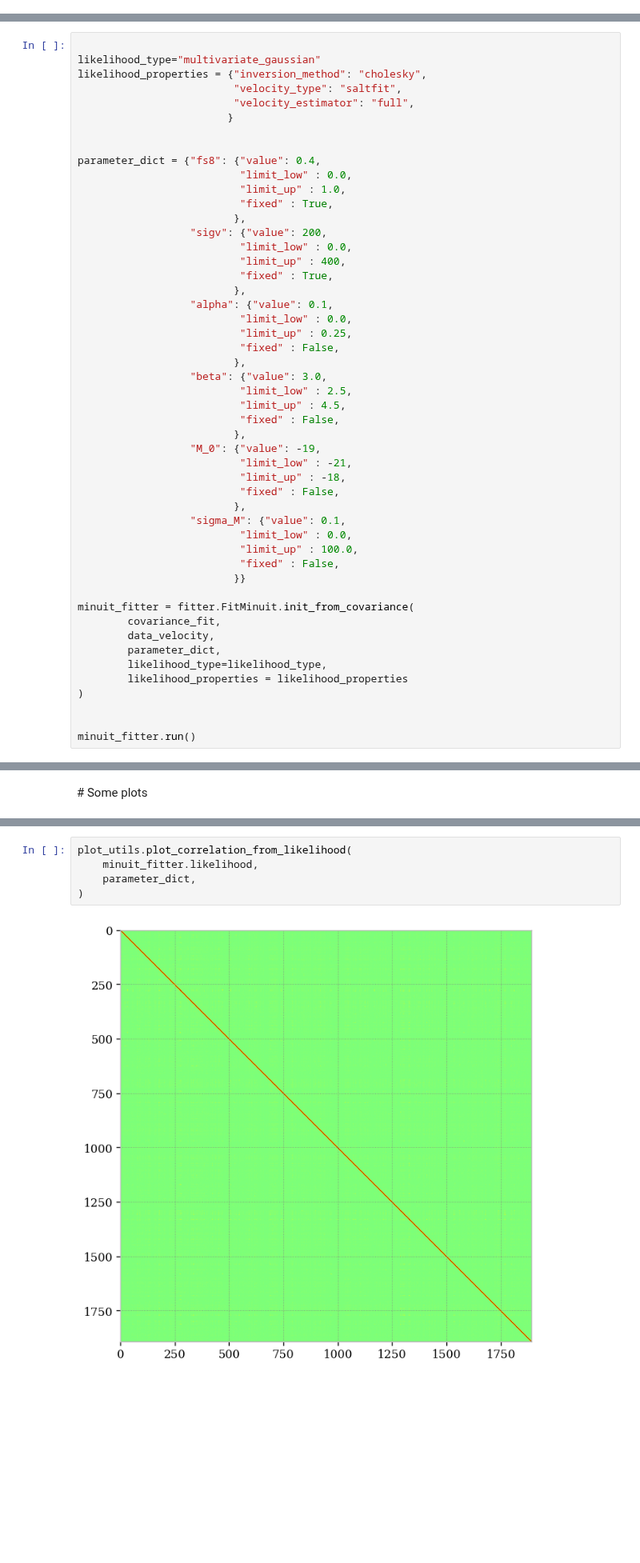
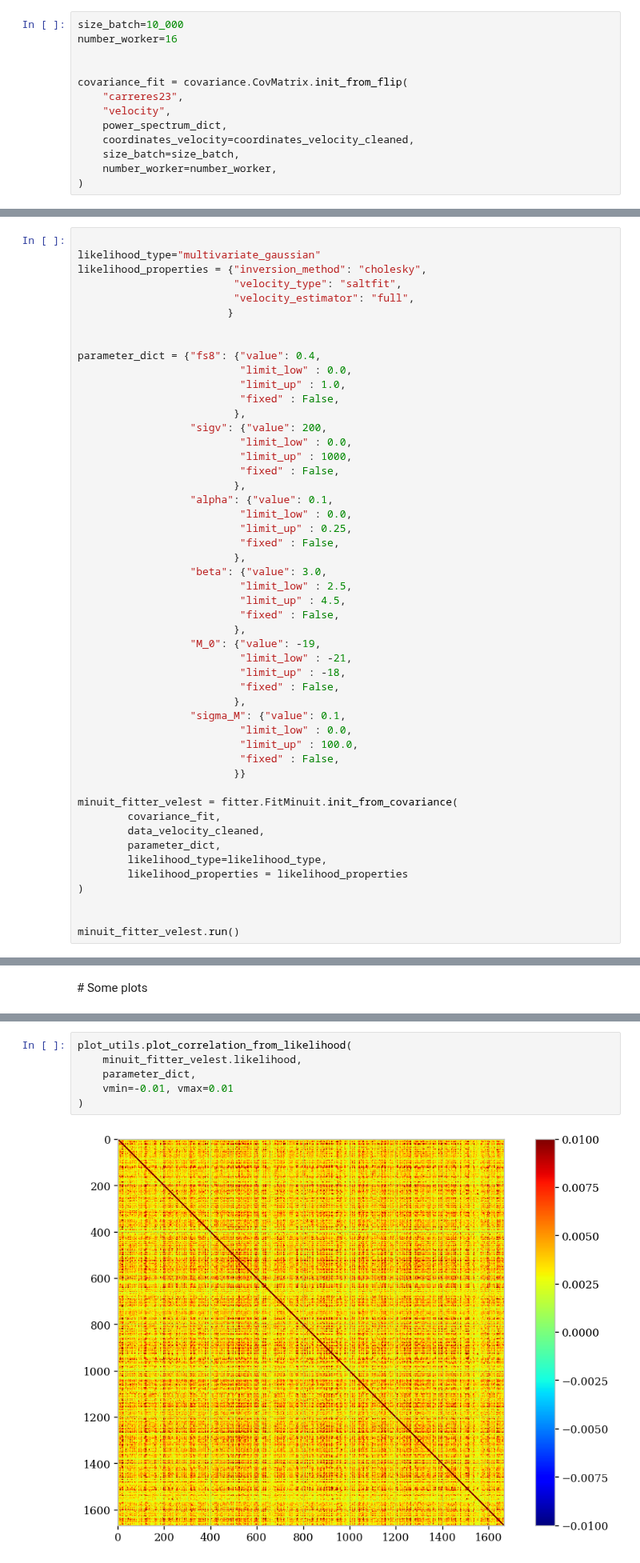
Before and after one commit to corentinravoux/flip, a Jupyter notebook: notebook/fit_velocity.ipynb, the cells around one changed output, grey strips where cells are left out. Shown at 80% size. Drawn from its saved outputs; the diff is of its cells as text; blank space fills up the shorter version.

```diff
--- a/notebook/fit_velocity.ipynb
+++ b/notebook/fit_velocity.ipynb
@@ -181,0 +311,13 @@ minuit_fitter.run()
+# %%
+size_batch=10_000
+number_worker=16
+
+
+covariance_fit = covariance.CovMatrix.init_from_flip(
+    "carreres23",
+    "velocity",
+    power_spectrum_dict,
+    coordinates_velocity=coordinates_velocity_cleaned,
+    size_batch=size_batch,
+    number_worker=number_worker,
+)
@@ -191,12 +335,12 @@ likelihood_properties = {"inversion_method": "cholesky",
 parameter_dict = {"fs8": {"value": 0.4,
                           "limit_low" : 0.0,
                           "limit_up" : 1.0,
-                          "fixed" : True,
+                          "fixed" : False,
                          },
                   "sigv": {"value": 200,
                           "limit_low" : 0.0,
-                          "limit_up" : 400,
-                          "fixed" : True,
+                          "limit_up" : 1000,
+                          "fixed" : False,
                          },
                   "alpha": {"value": 0.1,
                           "limit_low" : 0.0,
@@ -219,14 +363,14 @@ parameter_dict = {"fs8": {"value": 0.4,
                           "fixed" : False,
                          }}
 
-minuit_fitter = fitter.FitMinuit.init_from_covariance(
+minuit_fitter_velest = fitter.FitMinuit.init_from_covariance(
         covariance_fit,
-        data_velocity,
+        data_velocity_cleaned,
         parameter_dict,
         likelihood_type=likelihood_type,
         likelihood_properties = likelihood_properties
 )
 
 
-minuit_fitter.run()
+minuit_fitter_velest.run()
 # %% [output]
@@ -255,7 +398,8 @@ plt.style.use(os.path.join(data_path,"style.mplstyle"))
 # %%
 plot_utils.plot_correlation_from_likelihood(
-    minuit_fitter.likelihood,
+    minuit_fitter_velest.likelihood,
     parameter_dict,
+    vmin=-0.01, vmax=0.01
 )
 # %% [output]
-[figure, old version]
+[figure, new version]
```
Also changed, not shown: parts of 31 cells of this notebook, 2 other files.
